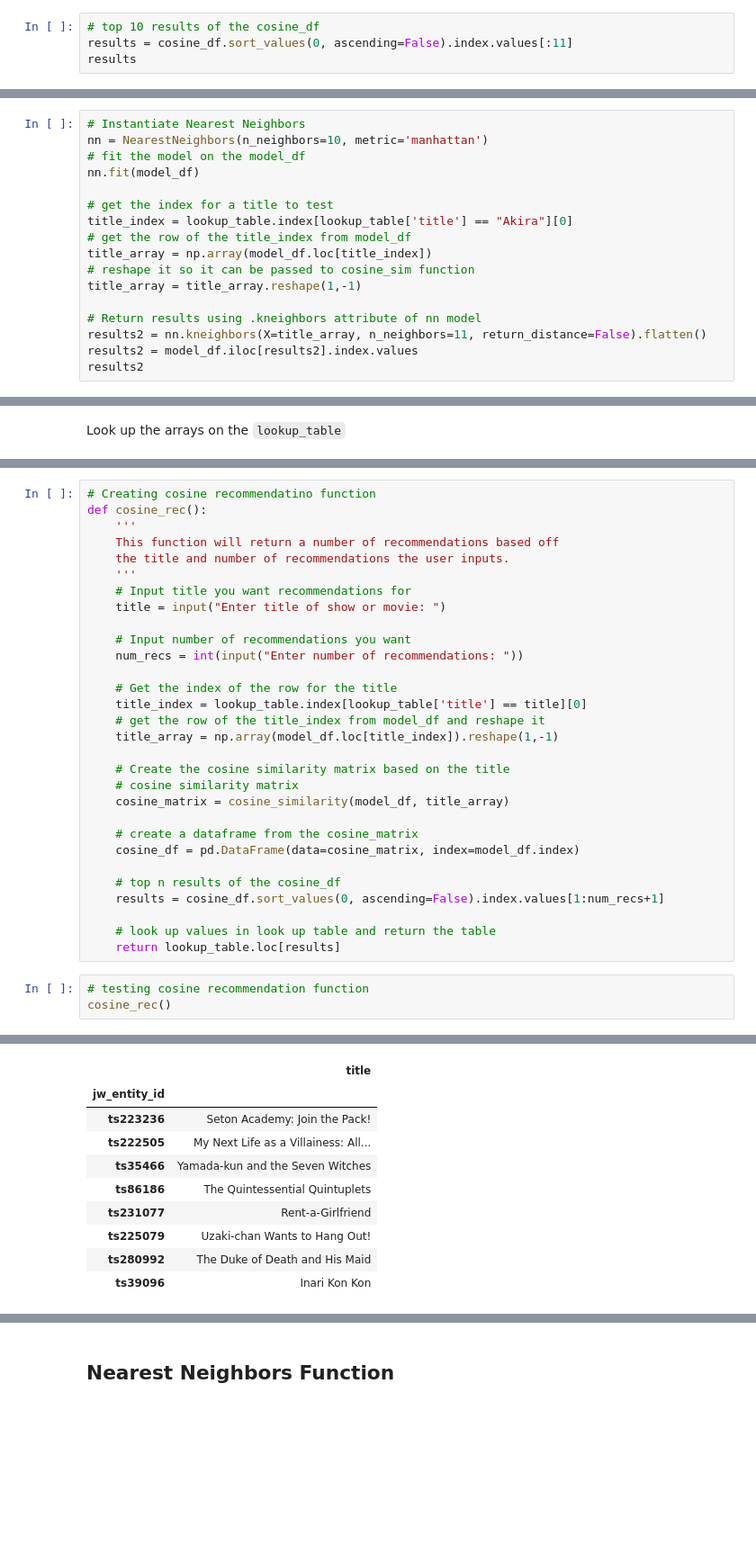
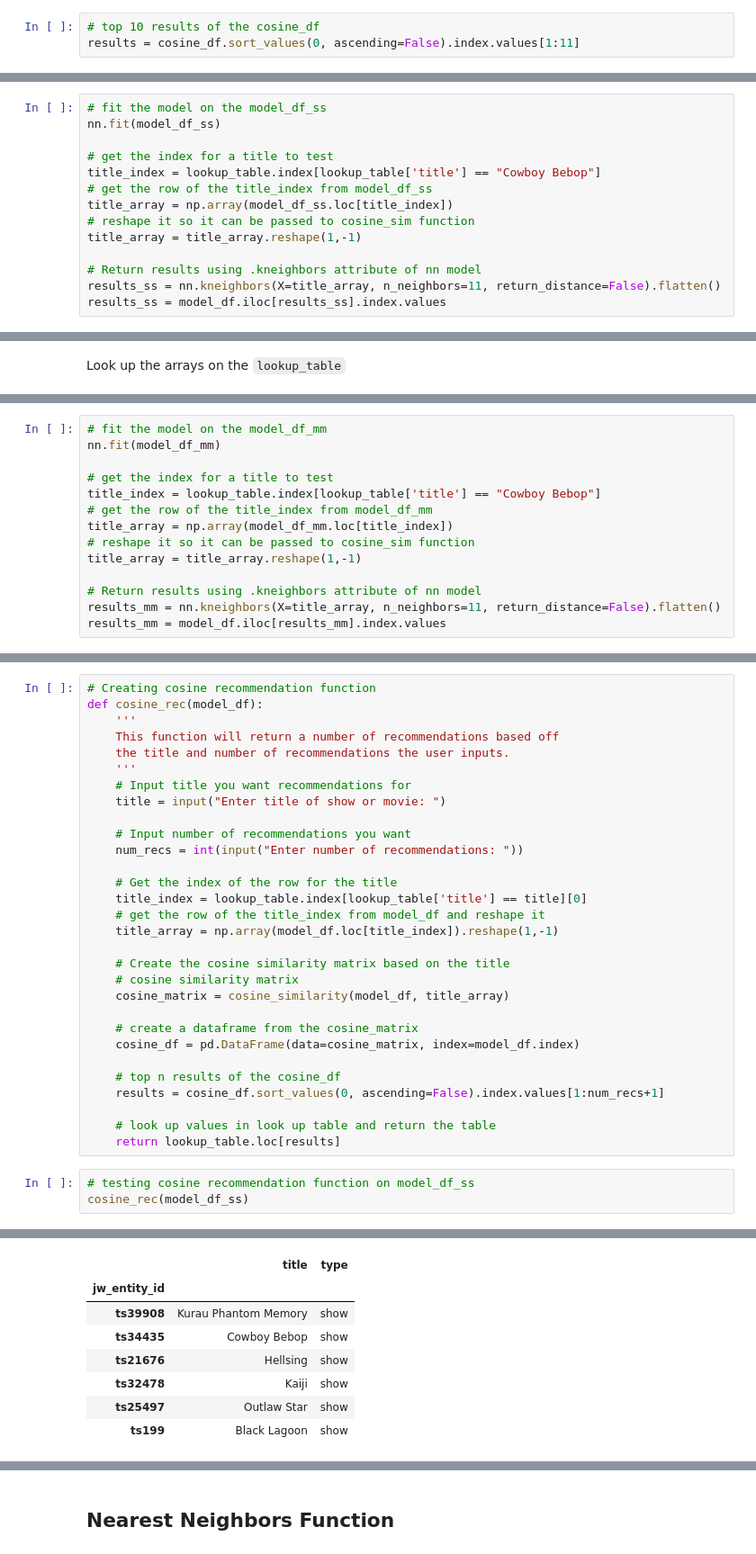
Before and after one commit to Garretthall27/Crunchyroll-Recommender-System, a Jupyter notebook: Project_workflow.ipynb, the cells around one changed output, grey strips where cells are left out. Shown: that part at 90% size. Drawn from its saved outputs; the diff is of its cells as text; blank space fills up the shorter version.

```diff
--- a/Project_workflow.ipynb
+++ b/Project_workflow.ipynb
@@ -801,4 +834,3 @@ Name: 0, Length: 1596, dtype: float64
 # %%
 # top 10 results of the cosine_df
-results = cosine_df.sort_values(0, ascending=False).index.values[:11]
-results
+results = cosine_df.sort_values(0, ascending=False).index.values[1:11]
@@ -867,17 +886,14 @@ Another approach for recommender systems is Nearest Neighbors.
 # %%
-# Instantiate Nearest Neighbors
-nn = NearestNeighbors(n_neighbors=10, metric='manhattan')
-# fit the model on the model_df
-nn.fit(model_df)
+# fit the model on the model_df_ss
+nn.fit(model_df_ss)
 
 # get the index for a title to test
-title_index = lookup_table.index[lookup_table['title'] == "Akira"][0]
-# get the row of the title_index from model_df
-title_array = np.array(model_df.loc[title_index])
+title_index = lookup_table.index[lookup_table['title'] == "Cowboy Bebop"]
+# get the row of the title_index from model_df_ss
+title_array = np.array(model_df_ss.loc[title_index])
 # reshape it so it can be passed to cosine_sim function
 title_array = title_array.reshape(1,-1)
 
 # Return results using .kneighbors attribute of nn model
-results2 = nn.kneighbors(X=title_array, n_neighbors=11, return_distance=False).flatten()
-results2 = model_df.iloc[results2].index.values
-results2
+results_ss = nn.kneighbors(X=title_array, n_neighbors=11, return_distance=False).flatten()
+results_ss = model_df.iloc[results_ss].index.values
@@ -906,0 +920,14 @@ lookup_table.loc[results2]
+# %%
+# fit the model on the model_df_mm
+nn.fit(model_df_mm)
+
+# get the index for a title to test
+title_index = lookup_table.index[lookup_table['title'] == "Cowboy Bebop"]
+# get the row of the title_index from model_df_mm
+title_array = np.array(model_df_mm.loc[title_index])
+# reshape it so it can be passed to cosine_sim function
+title_array = title_array.reshape(1,-1)
+
+# Return results using .kneighbors attribute of nn model
+results_mm = nn.kneighbors(X=title_array, n_neighbors=11, return_distance=False).flatten()
+results_mm = model_df.iloc[results_mm].index.values
@@ -935,6 +964,6 @@ Creating functions for cosine similarity and nearest neighbors will make enterin
 # %%
-# Creating cosine recommendatino function
-def cosine_rec():
+# Creating cosine recommendation function
+def cosine_rec(model_df):
     '''
     This function will return a number of recommendations based off
     the title and number of recommendations the user inputs.
@@ -963,6 +992,6 @@ def cosine_rec():
     # look up values in look up table and return the table
     return lookup_table.loc[results]
 # %%
-# testing cosine recommendation function
-cosine_rec()
+# testing cosine recommendation function on model_df_ss
+cosine_rec(model_df_ss)
 # %% [output]
@@ -971,10 +1000,8 @@ Enter number of recommendations: 8
-|  | title |
-| jw_entity_id |  |
-| ts223236 | Seton Academy: Join the Pack! |
-| ts222505 | My Next Life as a Villainess: All... |
-| ts35466 | Yamada-kun and the Seven Witches |
-| ts86186 | The Quintessential Quintuplets |
-| ts231077 | Rent-a-Girlfriend |
-| ts225079 | Uzaki-chan Wants to Hang Out! |
-| ts280992 | The Duke of Death and His Maid |
-| ts39096 | Inari Kon Kon |
+|  | title | type |
+| jw_entity_id |  |  |
+| ts39908 | Kurau Phantom Memory | show |
+| ts34435 | Cowboy Bebop | show |
+| ts21676 | Hellsing | show |
+| ts32478 | Kaiji | show |
+| ts25497 | Outlaw Star | show |
+| ts199 | Black Lagoon | show |
```
Also changed, not shown: parts of 247 cells of this notebook, 3 other files.
